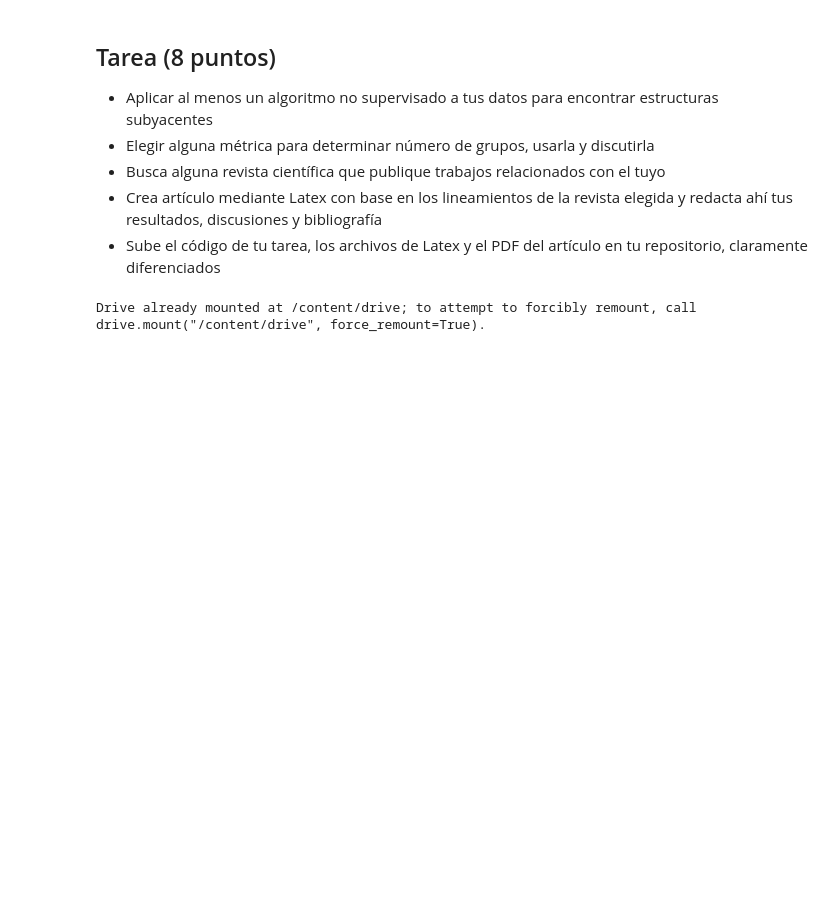
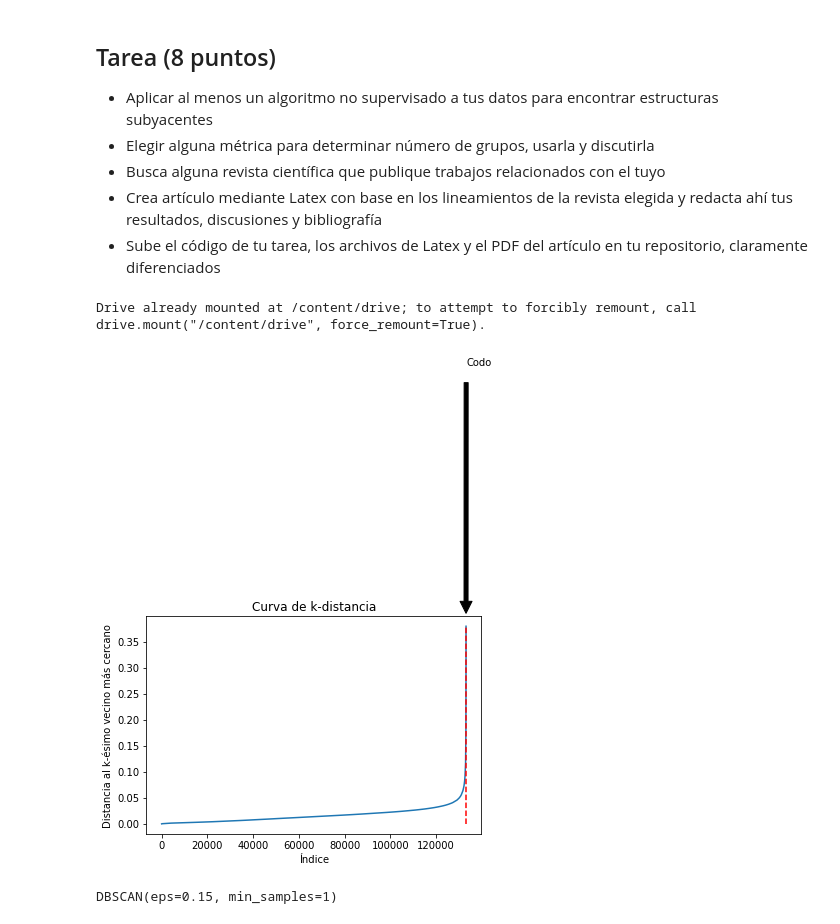
Before and after one commit to marcgym2/MachineLearning, a Jupyter notebook: Tarea5.ipynb, the cells around one changed output. Saved outputs shown, nothing was run; the diff lists cells and outputs as text; code cells hidden in the pictures; blank space fills up the shorter version.

```diff
--- a/Tarea5.ipynb
+++ b/Tarea5.ipynb
@@ -44,13 +46,68 @@ Drive already mounted at /content/drive; to attempt to forcibly remount, call dr
 # Cargamos los datos en un DataFrame de pandas
 df_measures = pd.read_csv("/content/drive/MyDrive/Colab Notebooks/measures_v2.csv")
 # %%
-# Seleccionamos las columnas que deseamos utilizar para clustering, descartando las sesiones de tiempo
-X = df_measures[['u_q', 'coolant', 'stator_winding', 'u_d', 'stator_tooth',
-                 'motor_speed', 'i_d', 'i_q', 'pm', 'stator_yoke', 'ambient']]
+# Seleccionar las variables para el análisis
+cols = ['u_q', 'coolant', 'stator_winding', 'u_d', 'stator_tooth',
+        'motor_speed', 'i_d', 'i_q', 'pm', 'stator_yoke', 'ambient']
+# %%
+# Muestreo aleatorio para reducir la cantidad de datos
+df_sample = df_measures[cols].sample(frac=0.1, random_state=42)
 # %%
 # Normalizar las variables
 scaler = StandardScaler()
-X_norm = scaler.fit_transform(X)
+X_norm = scaler.fit_transform(df_sample)
+# %%
+# Reducir la dimensionalidad de los datos con PCA
+pca = PCA(n_components=2)
+X_pca = pca.fit_transform(X_norm)
+# %%
+from sklearn.neighbors import NearestNeighbors
+
+# Crear un objeto para encontrar los k vecinos más cercanos
+k = 5
+nbrs = NearestNeighbors(n_neighbors=k).fit(X_pca)
+
+# Calcular las distancias y los índices de los k vecinos más cercanos para cada punto
+distances, indices = nbrs.kneighbors(X_pca)
+
+# Ordenar las distancias de forma ascendente
+distances = np.sort(distances, axis=0)
+
+# Calcular la curva de k-distancia
+k_distances = distances[:, k-1]
+
+# Ordenar las distancias de forma descendente
+distances = distances[:, ::-1]
+
+# Calcular las distancias de los k vecinos más cercanos en orden descendente
+kth_distances = distances[:, k-1]
+
+# Calcular el índice de la curva de k-distancia
+x = np.arange(len(k_distances))
+idxs = np.argsort(k_distances)
+sorted_distances = k_distances[idxs]
+sorted_distances_idxs = x[idxs]
+
+# Encontrar la posición del "codo" en la curva de k-distancia
+deltas = np.diff(sorted_distances)
+deltas2 = np.diff(deltas)
+idx = np.argmax(deltas2) + 2
+
+# Establecer min_samples en el valor encontrado
+min_samples = sorted_distances_idxs[idx]
+
+# Crear un gráfico de la curva de k-distancia
+fig, ax = plt.subplots()
+ax.plot(x, k_distances)
+ax.set_title("Curva de k-distancia")
+ax.set_xlabel("Índice")
+ax.set_ylabel("Distancia al k-ésimo vecino más cercano")
+ax.plot([min_samples, min_samples], [0, k_distances[min_samples]], 'r--')
+ax.annotate('Codo', xy=(min_samples, k_distances[min_samples]), xytext=(min_samples+50, k_distances[min_samples]+0.5),
+            arrowprops=dict(facecolor='black', shrink=0.05))
+plt.show()
+# %% [output]
+[figure, added]
 # %%
 # Definir el modelo DBSCAN con los parámetros eps y min_samples
 # eps: radio máximo de la vecindad de un punto (distancia euclidiana)
@@ -59,4 +116,6 @@ dbscan = DBSCAN(eps=0.5, min_samples=5)
 # %%
-# Entrenar el modelo con los datos normalizados
-dbscan.fit(X_norm)
+# Entrenar el modelo con los datos normalizados y reducidos con PCA
+dbscan.fit(X_pca)
+# %% [output]
+DBSCAN(eps=0.15, min_samples=1)
 # %%
```
Also changed, not shown: parts of 9 cells of this notebook.
